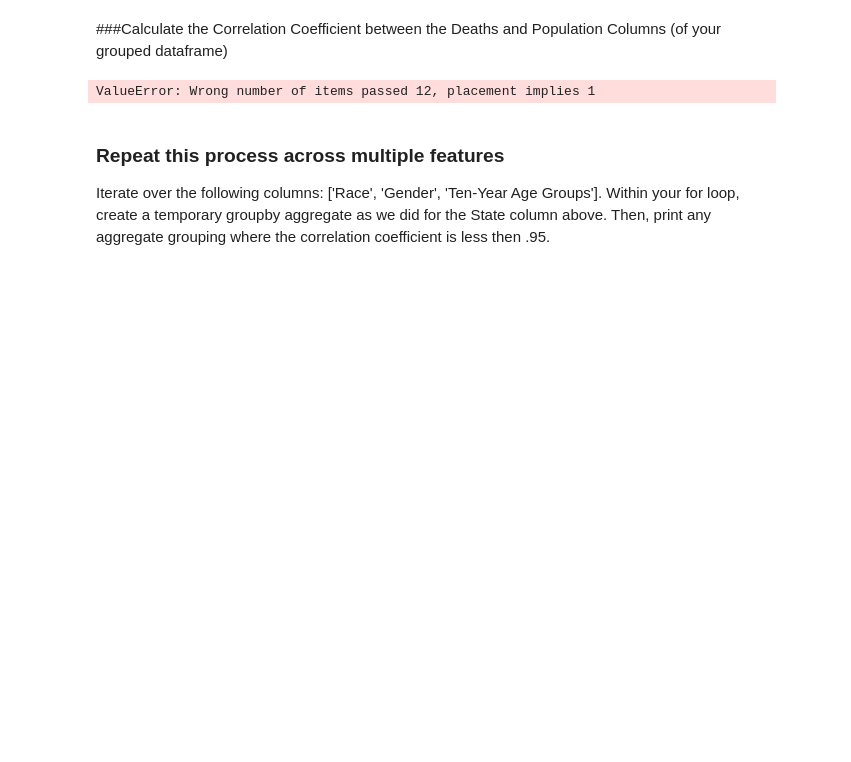
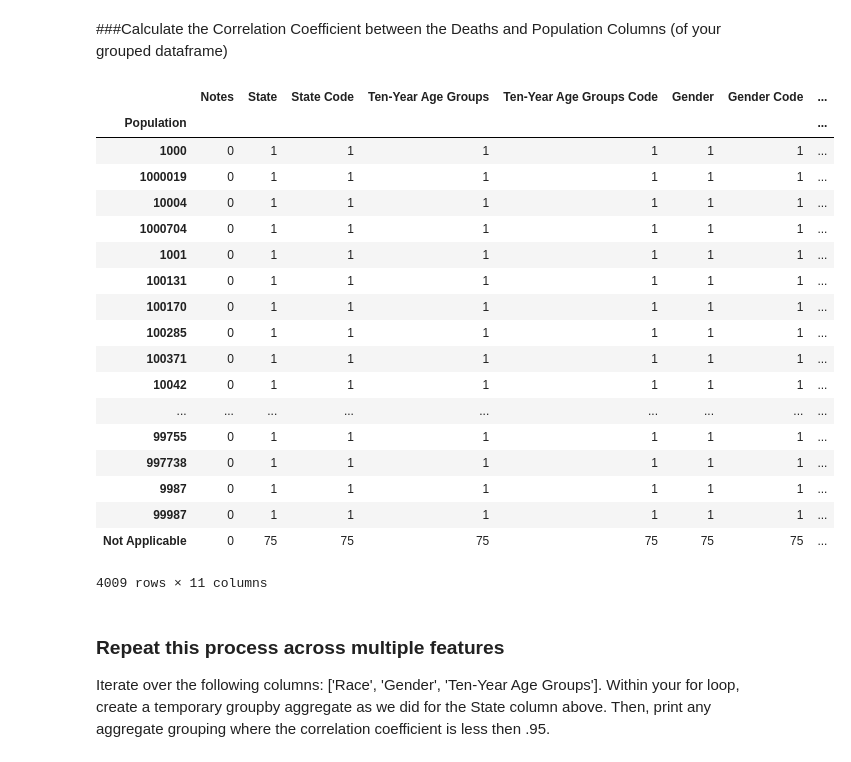
Before and after one commit to calebdagenhart/ds-skills-correlation-iteration-atlanta-ds-100918, a Jupyter notebook: index.ipynb, the cells around one changed output. Saved outputs shown, nothing was run; the diff lists cells and outputs as text; code cells hidden in the pictures; blank space fills up the shorter version.

```diff
--- a/index.ipynb
+++ b/index.ipynb
@@ -35,14 +35,32 @@ California    0.0         564  4307061
 # %%
 #Drop "Not Applicable" from Population
 
-df.groupby('Population')
+df.groupby('Population').count()
 
 #df['Population_clean'] = df[~df.Population.str.contains("Not Applicable")].head()
 
 #Convert Population to integer
 #pd.to_numeric(df['Population']).head()
 # %% [output]
+|  | Notes | State | State Code | Ten-Year Age Groups | Ten-Year Age Groups Code | Gender | Gender Code | ... |
+| Population |  |  |  |  |  |  |  | ... |
+| 1000 | 0 | 1 | 1 | 1 | 1 | 1 | 1 | ... |
+| 1000019 | 0 | 1 | 1 | 1 | 1 | 1 | 1 | ... |
+| 10004 | 0 | 1 | 1 | 1 | 1 | 1 | 1 | ... |
+| 1000704 | 0 | 1 | 1 | 1 | 1 | 1 | 1 | ... |
+| 1001 | 0 | 1 | 1 | 1 | 1 | 1 | 1 | ... |
+| 100131 | 0 | 1 | 1 | 1 | 1 | 1 | 1 | ... |
+| 100170 | 0 | 1 | 1 | 1 | 1 | 1 | 1 | ... |
+| 100285 | 0 | 1 | 1 | 1 | 1 | 1 | 1 | ... |
+| 100371 | 0 | 1 | 1 | 1 | 1 | 1 | 1 | ... |
+| 10042 | 0 | 1 | 1 | 1 | 1 | 1 | 1 | ... |
+| ... | ... | ... | ... | ... | ... | ... | ... | ... |
+| 99755 | 0 | 1 | 1 | 1 | 1 | 1 | 1 | ... |
+| 997738 | 0 | 1 | 1 | 1 | 1 | 1 | 1 | ... |
+| 9987 | 0 | 1 | 1 | 1 | 1 | 1 | 1 | ... |
+| 99987 | 0 | 1 | 1 | 1 | 1 | 1 | 1 | ... |
+| Not Applicable | 0 | 75 | 75 | 75 | 75 | 75 | 75 | ... |
-ValueError: Wrong number of items passed 12, placement implies 1
+4009 rows × 11 columns
 # %% [markdown]
 ### Repeat this process across multiple features
 Iterate over the following columns: ['Race', 'Gender', 'Ten-Year Age Groups']. Within your for loop, create a temporary groupby aggregate as we did for the State column above. Then, print any aggregate grouping where the correlation coefficient is less then .95.
```
